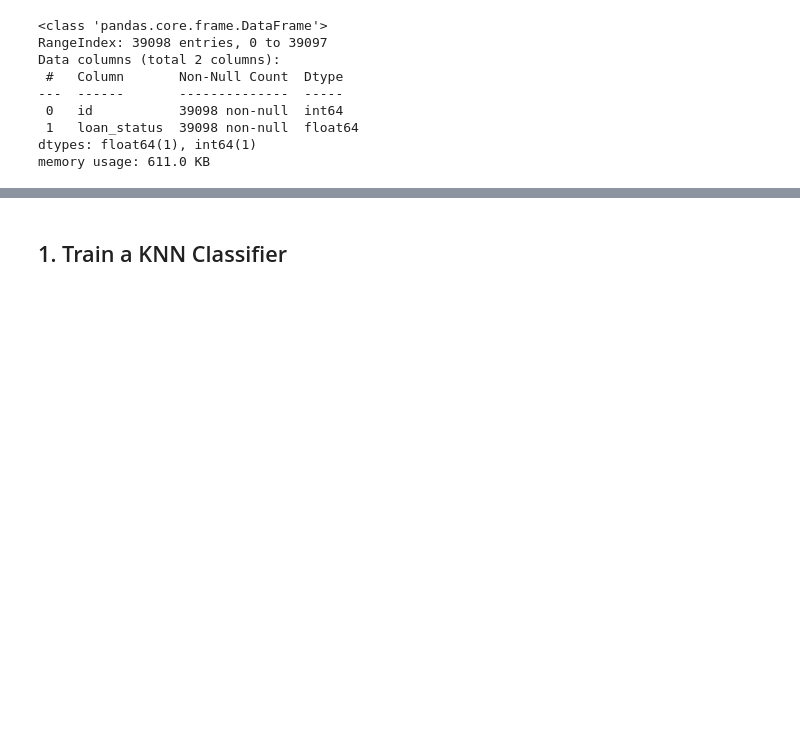
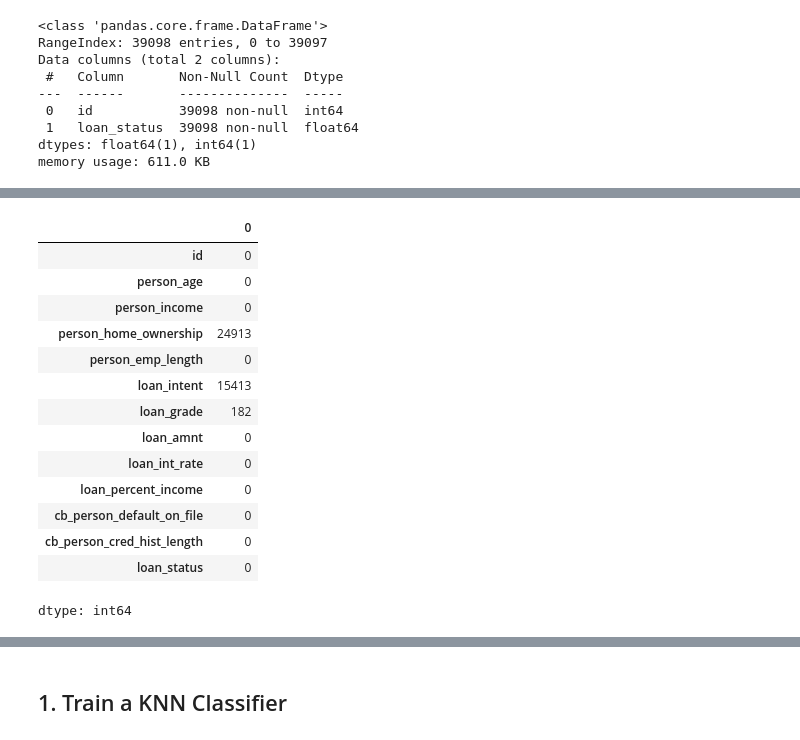
Before and after one commit to moridin04/CCMACLRL_EXERCISES_COM221ML, a Jupyter notebook: Exercise9.ipynb, the cells around one changed output, grey strips where cells are left out. Cells and saved outputs as stored; diff of their text form; code cells hidden in the pictures; blank space fills up the shorter version.

```diff
--- a/Exercise9.ipynb
+++ b/Exercise9.ipynb
@@ -76,0 +120,23 @@ memory usage: 611.0 KB
+# %%
+df['person_home_ownership'] = df['person_home_ownership'].map({"RENT" : 1 , "OWN" : 0})
+df['loan_intent'] = df['loan_intent'].map({"PERSONAL" : 1 , "MORTGAGE" : 2 , "MEDICAL" : 3, "VENTURE" : 4, "EDUCATION" : 5})
+df['loan_grade'] = df['loan_grade'].map({"A" : 1 , "B" : 2 , "C" : 3, "D" : 4, "E" : 5})
+df['cb_person_default_on_file'] = df['cb_person_default_on_file'].map({"Y" : 1 , "N" : 0})
+# %%
+df.isnull().sum()
+# %% [output]
+|  | 0 |
+| id | 0 |
+| person_age | 0 |
+| person_income | 0 |
+| person_home_ownership | 24913 |
+| person_emp_length | 0 |
+| loan_intent | 15413 |
+| loan_grade | 182 |
+| loan_amnt | 0 |
+| loan_int_rate | 0 |
+| loan_percent_income | 0 |
+| cb_person_default_on_file | 0 |
+| cb_person_cred_hist_length | 0 |
+| loan_status | 0 |
+dtype: int64
```
Also changed, not shown: parts of 41 cells of this notebook.
